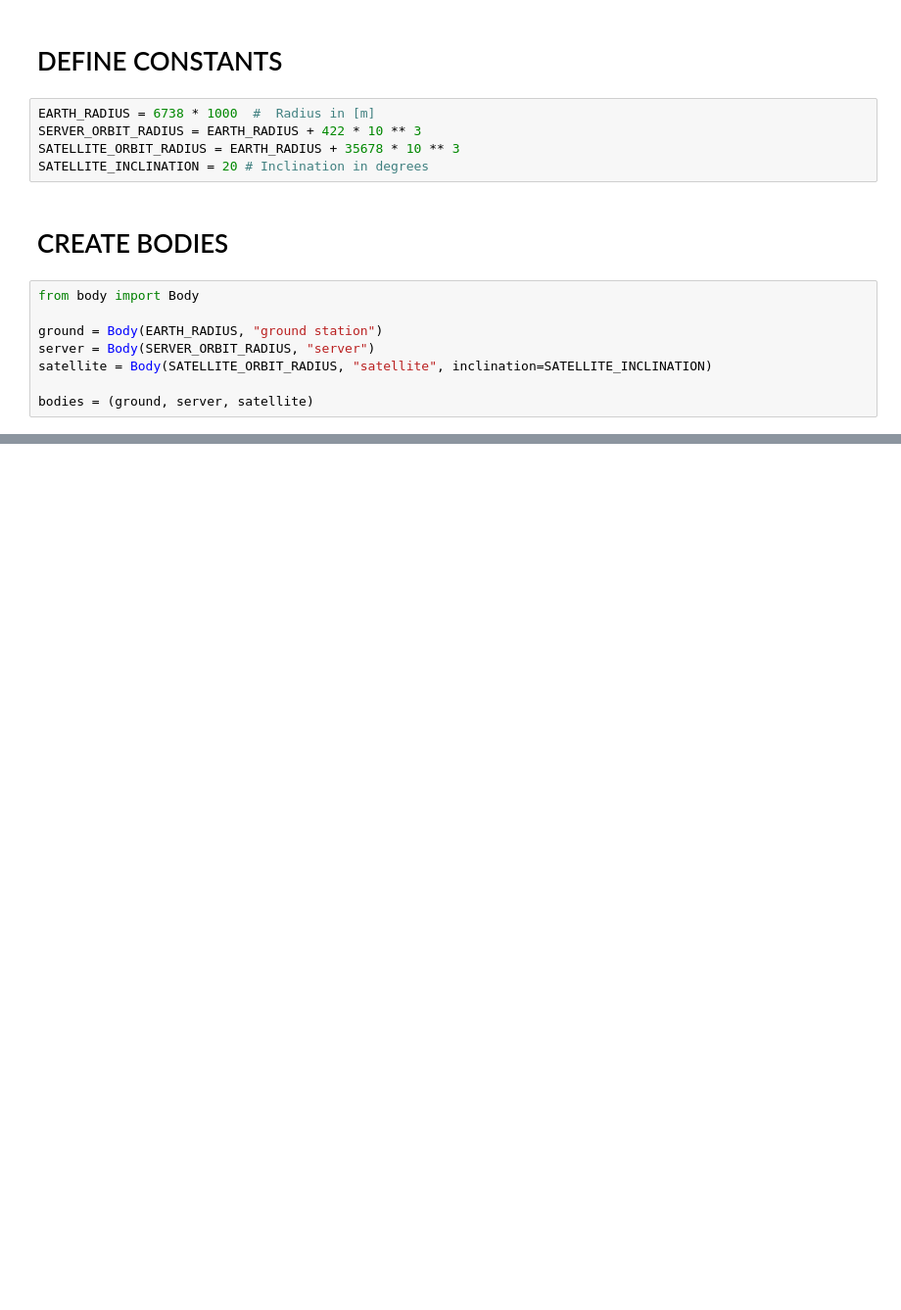
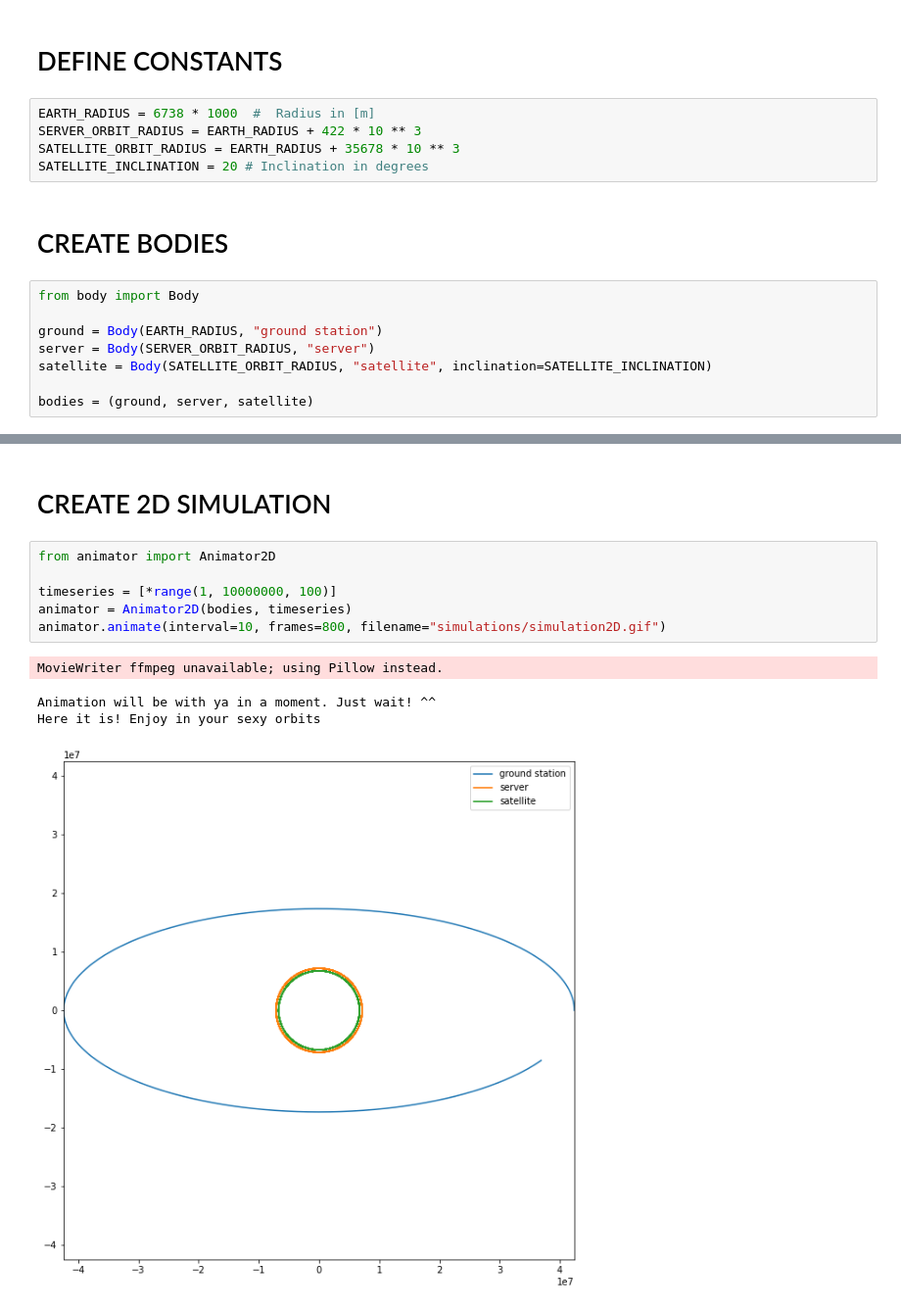
Before and after one commit to TheJimmyNowak/servers-above, a Jupyter notebook: Simulation.ipynb, the cells around one changed output, grey strips where cells are left out. Shown: that part at 98% size. Drawn from its saved outputs; the diff is of its cells as text; blank space fills up the shorter version.

Commit message:
Create Animator2D
Create Animator2D

Change few things.

```diff
--- a/Simulation.ipynb
+++ b/Simulation.ipynb
@@ -27,3 +27,16 @@ MovieWriter ffmpeg unavailable; using Pillow instead.
 Animation will be with ya in a moment. Just wait! ^^
 Here it is! Enjoy in your sexy orbits
 [figure]
+# %% [markdown]
+# CREATE 2D SIMULATION
+# %%
+from animator import Animator2D
+
+timeseries = [*range(1, 10000000, 100)]
+animator = Animator2D(bodies, timeseries)
+animator.animate(interval=10, frames=800, filename="simulations/simulation2D.gif")
+# %% [output]
+MovieWriter ffmpeg unavailable; using Pillow instead.
+Animation will be with ya in a moment. Just wait! ^^
+Here it is! Enjoy in your sexy orbits
+[figure, added]
```
Also changed, not shown: parts of 2 cells of this notebook, 5 other files.
